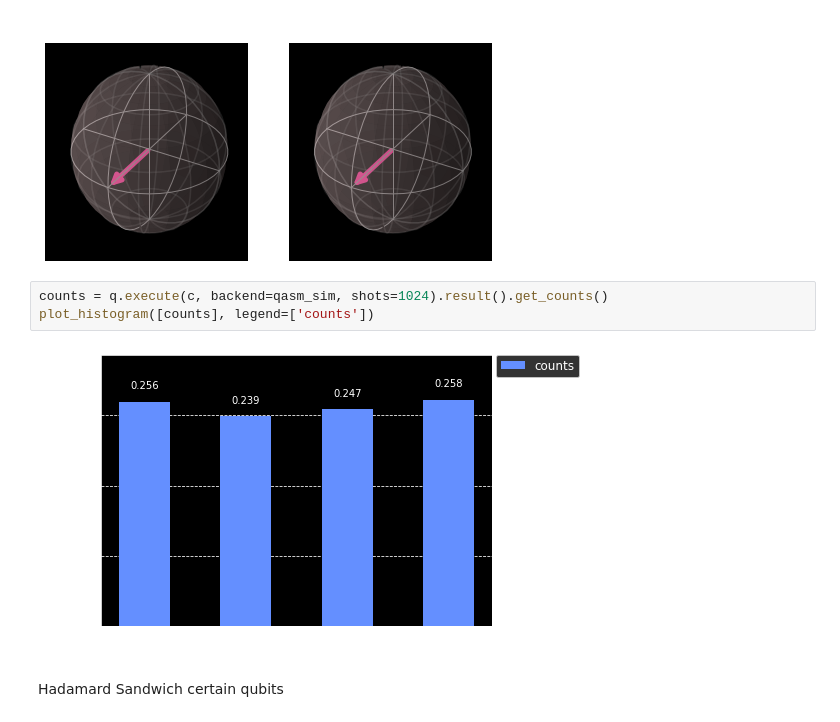
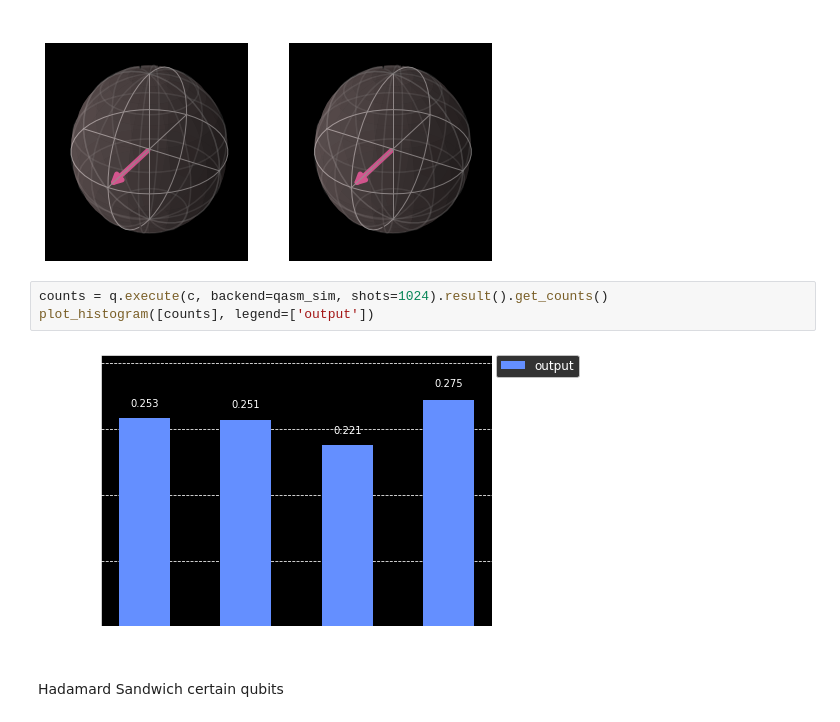
Before and after one commit to konkalaitzidis/Quantum-Computing-Programming, a Jupyter notebook: Qiskit3-Deutsch-Jozsa-Algorithm.ipynb, the cells around one changed output. Cells and saved outputs as stored; diff of their text form.

```diff
--- a/quantum3.ipynb
+++ b/Qiskit3-Deutsch-Jozsa-Algorithm.ipynb
@@ -163,9 +162,9 @@ plot_bloch_multivector(statevec)
 [figure]
 # %%
 counts = q.execute(c, backend=qasm_sim, shots=1024).result().get_counts()
-plot_histogram([counts], legend=['counts'])
+plot_histogram([counts], legend=['output'])
 # %% [output]
-[figure, old version]
+[figure, new version]
 # %% [markdown]
 Hadamard Sandwich certain qubits
 # %%
```
Also changed, not shown: parts of 11 cells of this notebook.
